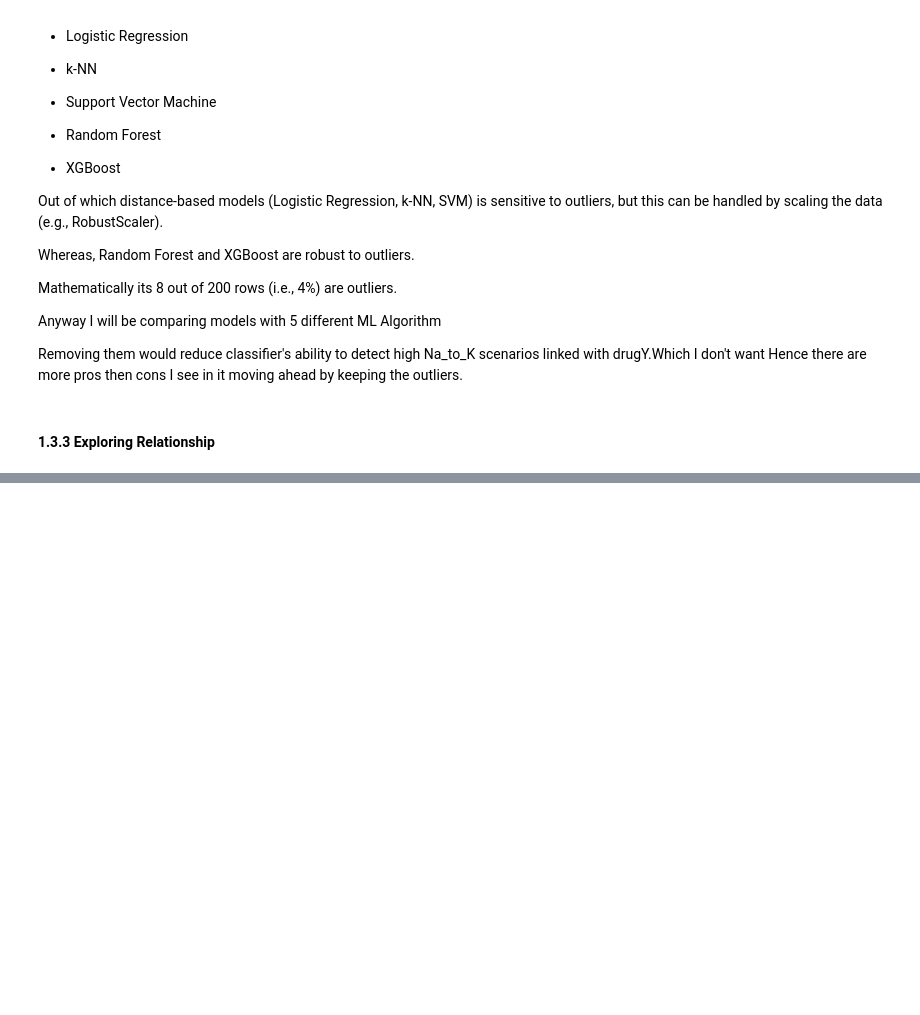
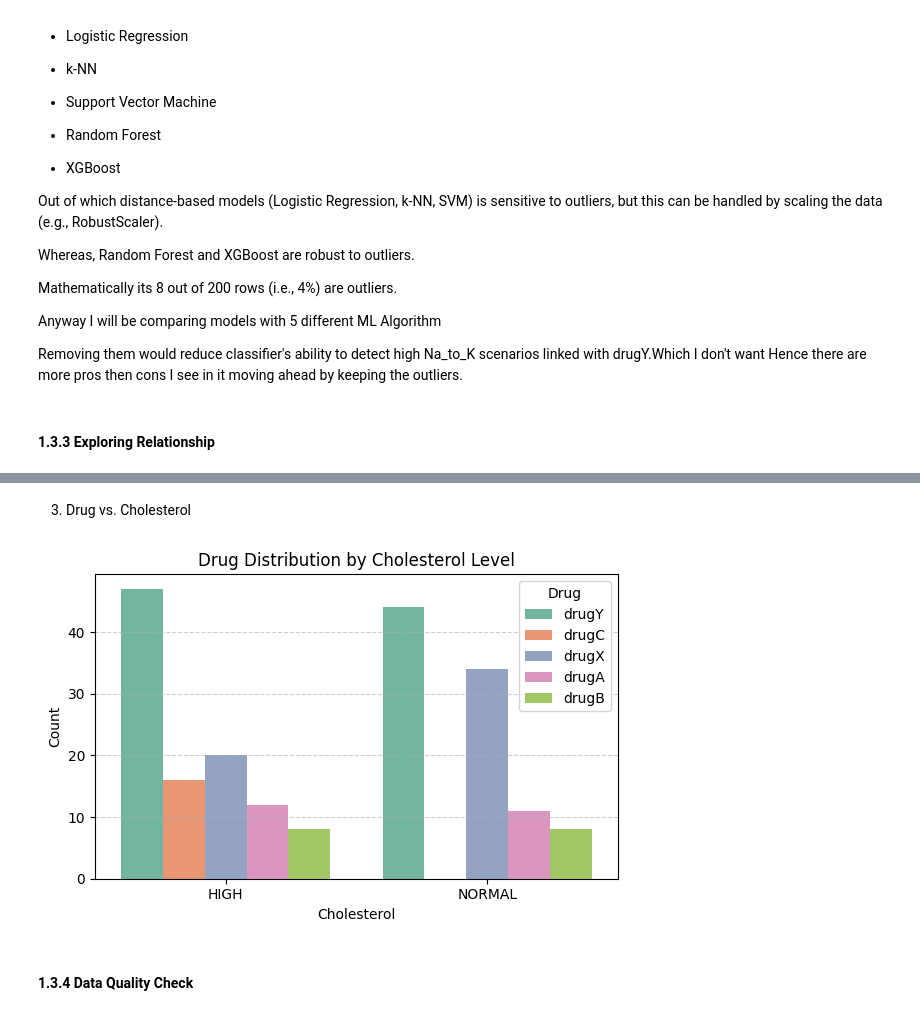
Before and after one commit to saadkhan710/Drug_Classification, a Jupyter notebook: Drug_ML.ipynb, the cells around one changed output, grey strips where cells are left out. Saved outputs shown, nothing was run; the diff lists cells and outputs as text; code cells hidden in the pictures; blank space fills up the shorter version.

```diff
--- a/Drug_ML.ipynb
+++ b/Drug_ML.ipynb
@@ -303,0 +332,16 @@ Removing them would reduce classifier's ability to detect high Na_to_K scenarios
+# %% [markdown]
+3. Drug vs. Cholesterol
+# %%
+plt.figure(figsize=(6, 4))
+sns.countplot(x='Cholesterol', hue='Drug', data=df, palette='Set2')
+plt.title('Drug Distribution by Cholesterol Level')
+plt.xlabel('Cholesterol')
+plt.ylabel('Count')
+plt.legend(title='Drug')
+plt.grid(axis='y', linestyle='--', alpha=0.6)
+plt.tight_layout()
+plt.show()
+# %% [output]
+[figure, added]
+# %% [markdown]
+#### 1.3.4 Data Quality Check
```
Also changed, not shown: parts of 4 cells of this notebook.
